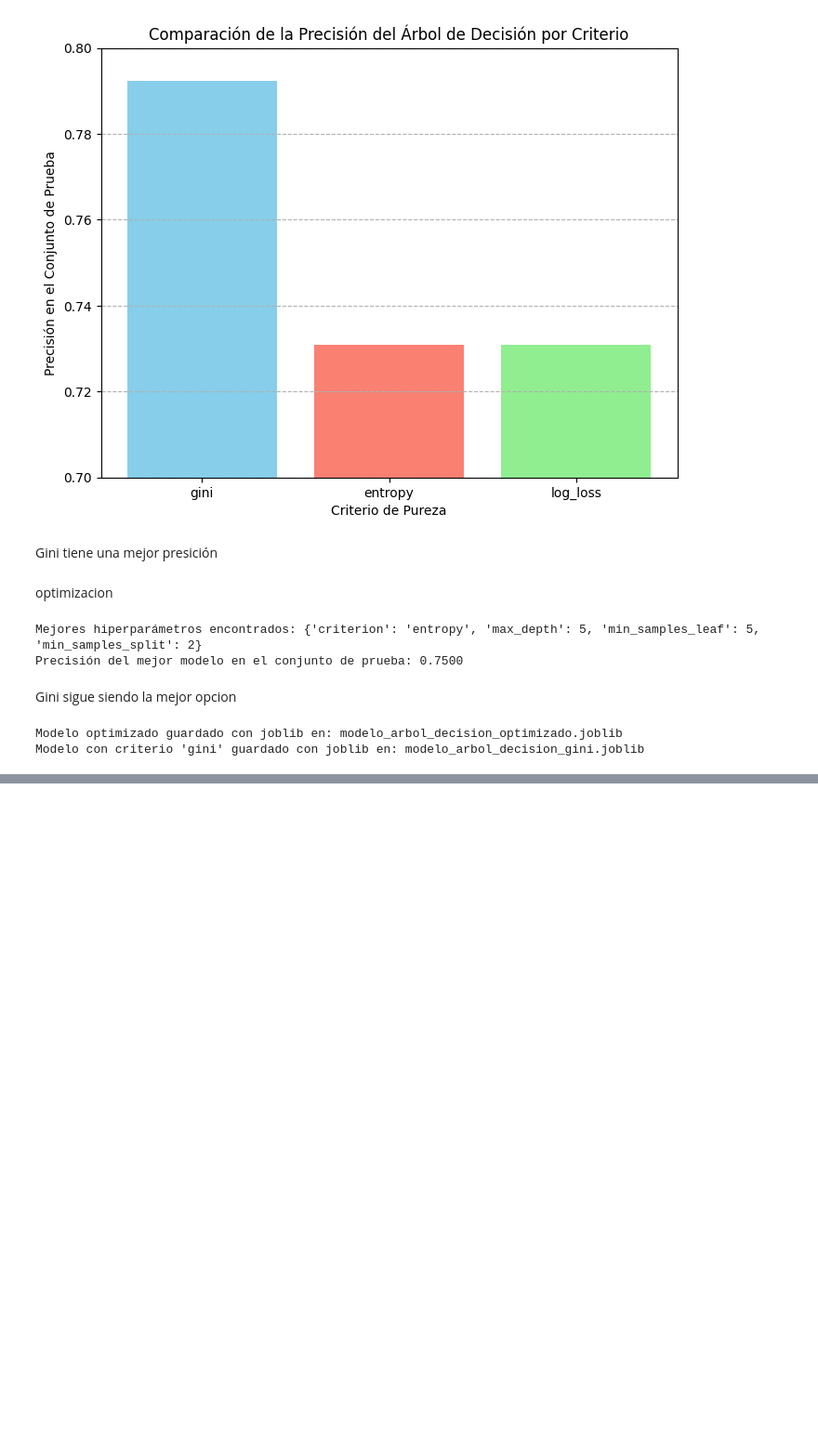
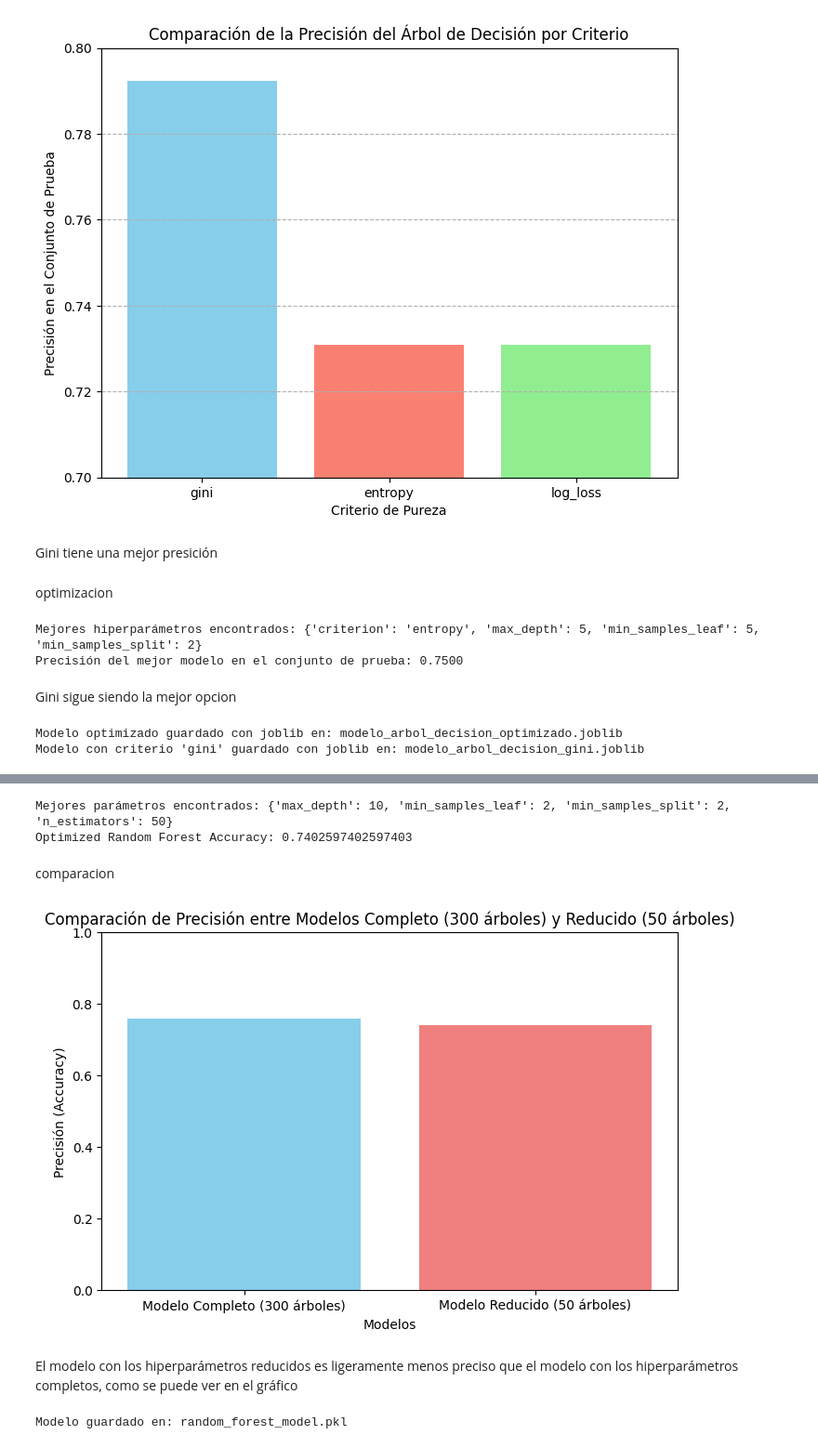
Before and after one commit to 4GeeksAcademy/arb_d_demachine-learning-python-template, a Jupyter notebook: src/explore.ipynb, the cells around one changed output, grey strips where cells are left out. Shown: that part at 93% size. Saved outputs shown, nothing was run; the diff lists cells and outputs as text; code cells hidden in the pictures; blank space fills up the shorter version.

Commit message:
Random Forest

```diff
--- a/src/explore.ipynb
+++ b/src/explore.ipynb
@@ -808,0 +879,79 @@ Modelo con criterio 'gini' guardado con joblib en: modelo_arbol_decision_gini.jo
+# %%
+
+from sklearn.model_selection import train_test_split, GridSearchCV
+from sklearn.ensemble import RandomForestClassifier
+from sklearn.metrics import accuracy_score
+
+
+url = 'https://raw.githubusercontent.com/4GeeksAcademy/decision-tree-project-tutorial/main/diabetes.csv'
+df = pd.read_csv(url)
+
+
+X = df.drop('Outcome', axis=1)
+y = df['Outcome']
+
+
+X_train, X_test, y_train, y_test = train_test_split(X, y, test_size=0.2, random_state=42)
+
+
+param_grid = {
+    'n_estimators': [50, 100, 150],  # Reducido a la mitad en comparación con el original
+    'max_depth': [5, 10],  # Profundidad más baja
+    'min_samples_split': [2, 5],  # Menos opciones
+    'min_samples_leaf': [1, 2]  # Menos opciones
+}
+
+#
+rf_model = RandomForestClassifier(random_state=42)
+
+
+grid_search = GridSearchCV(rf_model, param_grid, cv=5, n_jobs=-1)
+grid_search.fit(X_train, y_train)
+
+
+print(f"Mejores parámetros encontrados: {grid_search.best_params_}")
+
+# Entrenar el modelo con los mejores parámetros encontrados
+best_rf_model = grid_search.best_estimator_
+
+
+y_pred_best = best_rf_model.predict(X_test)
+
+
+accuracy_best = accuracy_score(y_test, y_pred_best)
+print(f'Optimized Random Forest Accuracy: {accuracy_best}')
+# %% [output]
+Mejores parámetros encontrados: {'max_depth': 10, 'min_samples_leaf': 2, 'min_samples_split': 2, 'n_estimators': 50}
+Optimized Random Forest Accuracy: 0.7402597402597403
+# %% [markdown]
+comparacion
+# %%
+
+accuracy_best_full = 0.7597402597402597  # Precisión del modelo completo (300 árboles)
+accuracy_best_reduced = 0.7402597402597403  # Precisión del modelo reducido (50 árboles)
+
+
+models = ['Modelo Completo (300 árboles)', 'Modelo Reducido (50 árboles)']
+accuracies = [accuracy_best_full, accuracy_best_reduced]
+
+
+plt.figure(figsize=(8, 5))
+plt.bar(models, accuracies, color=['skyblue', 'lightcoral'])
+plt.xlabel('Modelos')
+plt.ylabel('Precisión (Accuracy)')
+plt.title('Comparación de Precisión entre Modelos Completo (300 árboles) y Reducido (50 árboles)')
+plt.ylim(0, 1)
+plt.show()
+# %% [output]
+[figure, added]
+# %% [markdown]
+El modelo con los hiperparámetros reducidos es ligeramente menos preciso que el modelo con los hiperparámetros completos, como se puede ver en el gráfico
+# %%
+import joblib
+
+
+modelo_guardado = 'random_forest_model.pkl'
+joblib.dump(best_rf_model, modelo_guardado)
+print(f"Modelo guardado en: {modelo_guardado}")
+# %% [output]
+Modelo guardado en: random_forest_model.pkl
```
Also changed, not shown: parts of 8 cells of this notebook, 1 other file.
